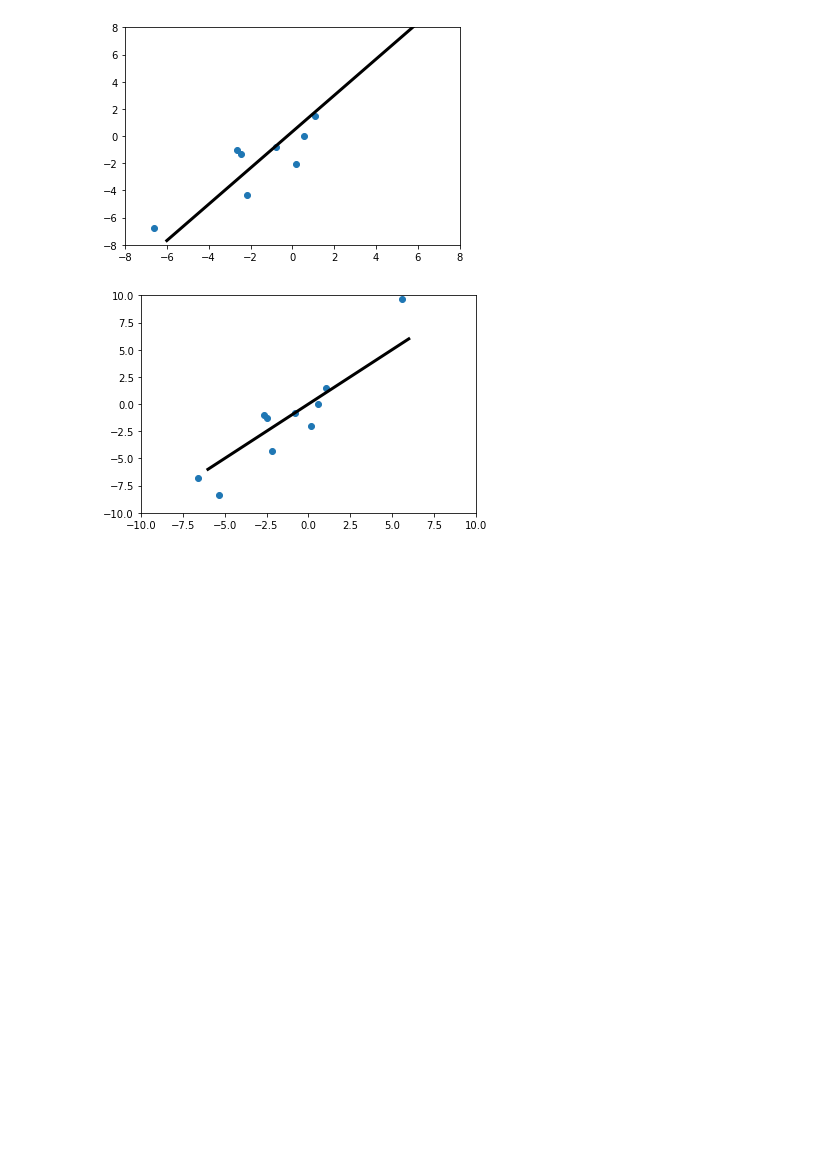
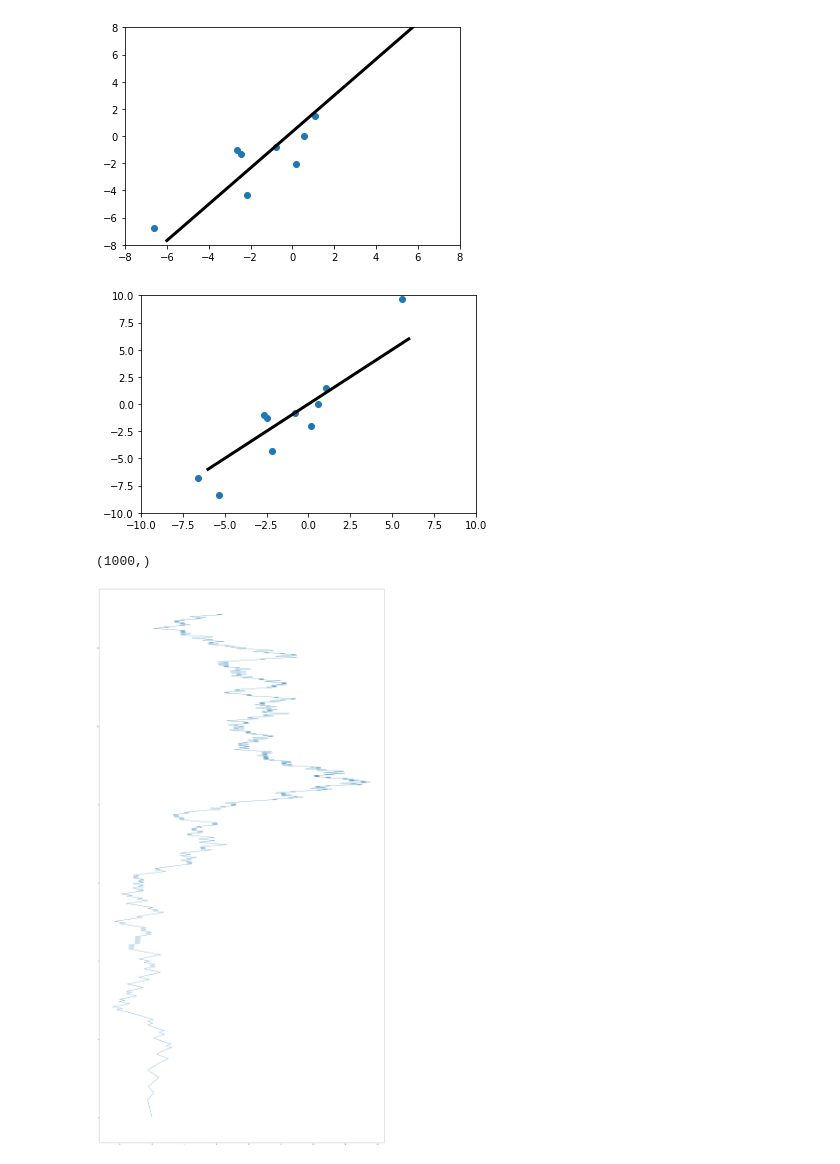
Before and after one commit to CamiloFajardo2021/Statistical_mechanics-project, a Jupyter notebook: SLE_solution_v2.ipynb, the cells around one changed output. Drawn from its saved outputs; the diff is of its cells as text; code cells hidden in the pictures; blank space fills up the shorter version.

Commit message:
SLE evolution

```diff
--- a/SLE_solution_v2.ipynb
+++ b/SLE_solution_v2.ipynb
@@ -221,3 +221,39 @@ with writer.saving(fig, "fitPlot.gif", 100):
 [1.33551576 0.32305442]
 [figure]
 [figure]
+# %%
+import matplotlib.pyplot as plt
+from numpy import sqrt
+import numpy as np
+
+def fz1(z, kappa):
+    a = (1 - sqrt(kappa/(16+kappa)))/2
+    return ((z-a)**a)*(z-(a-1))**(1-a)
+
+def fz2(z, kappa):
+    a = (1 - sqrt(kappa/(16+kappa)))/2
+    return ((z+a)**a)*(z-(1-a))**(1-a)
+
+#SLE parameters
+n = 1000 #Total number of points
+kappa = 2 #fractal parameter kappa
+#SLE evolution
+f1 = np.zeros(n, dtype = np.complex_) #Initialization of the curve
+for h in range(1,n):
+    p = np.random.rand(1)
+    if p>0.5:
+        f1[h] =  fz1(f1[h-1],kappa) #recursive call of the first map if p>0.5
+    else:
+        f1[h] =  fz2(f1[h-1],kappa) #recursive call of the first map if p>0.5
+
+x = np.real(f1)
+y = np.imag(f1)
+
+print(np.shape(f1))
+
+plt.figure(figsize=(40,80))
+plt.plot(x, y)
+plt.show()
+# %% [output]
+(1000,)
+[figure, added]
```
Also changed, not shown: 1 other file.
